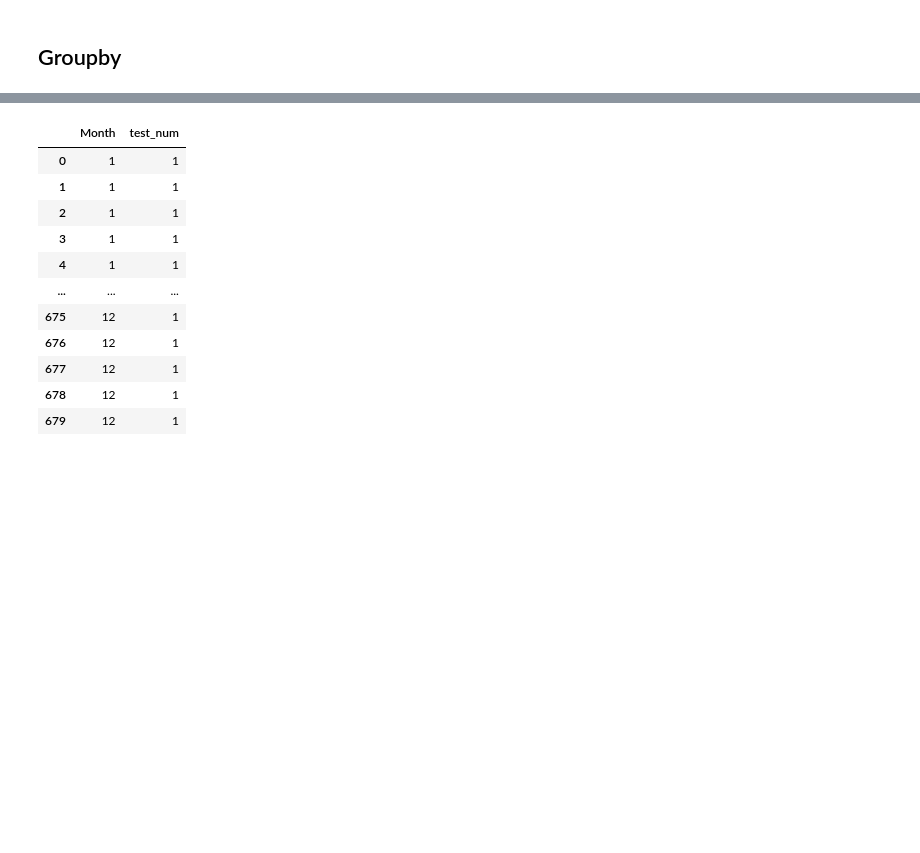
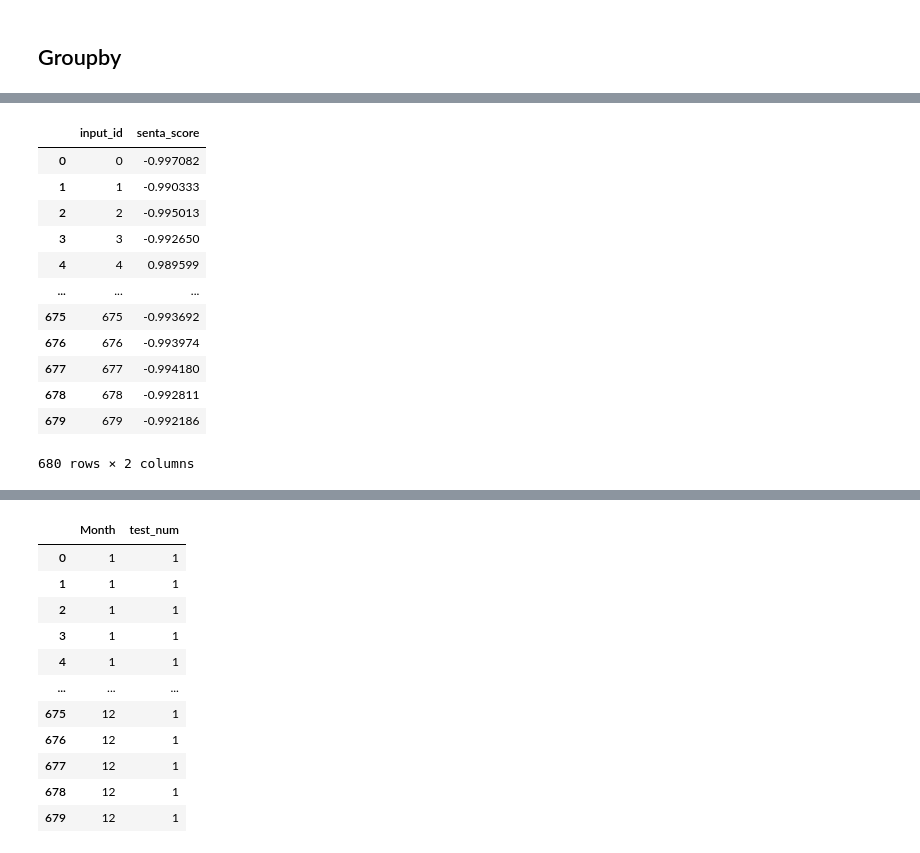
Before and after one commit to tychen5/BERT_chinese_LM_processing, a Jupyter notebook: src/Test.ipynb, the cells around one changed output, grey strips where cells are left out. Saved outputs shown, nothing was run; the diff lists cells and outputs as text; code cells hidden in the pictures; blank space fills up the shorter version.

```diff
--- a/src/Test.ipynb
+++ b/src/Test.ipynb
@@ -195,3 +206,22 @@ b'predict label: 0, pos_prob: 0.001459, neg_prob: 0.998541\r\npredict label: 0,
+# %%
+senta_path = "./TokSentLeo/Senta/senta.txt"
+fourth_algo_checkpoint = "./TokSentLeo/Senta/SentaDL_output.pkl"
+fourth_algo = pickle.load(open(fourth_algo_checkpoint, 'rb'))
+fourth_algo
+# %% [output]
+|  | input_id | senta_score |
+| 0 | 0 | -0.997082 |
+| 1 | 1 | -0.990333 |
+| 2 | 2 | -0.995013 |
+| 3 | 3 | -0.992650 |
+| 4 | 4 | 0.989599 |
+| ... | ... | ... |
+| 675 | 675 | -0.993692 |
+| 676 | 676 | -0.993974 |
+| 677 | 677 | -0.994180 |
+| 678 | 678 | -0.992811 |
+| 679 | 679 | -0.992186 |
+680 rows × 2 columns
 # %%
 tok_news_pd
 # %% [output]
```
Also changed, not shown: parts of 6 cells of this notebook, 3 other files.
